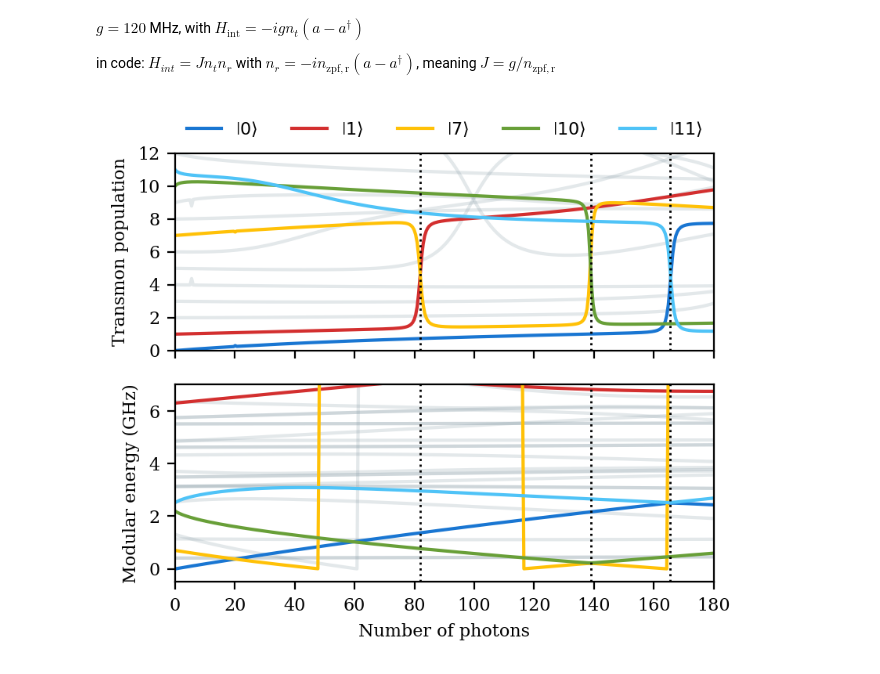
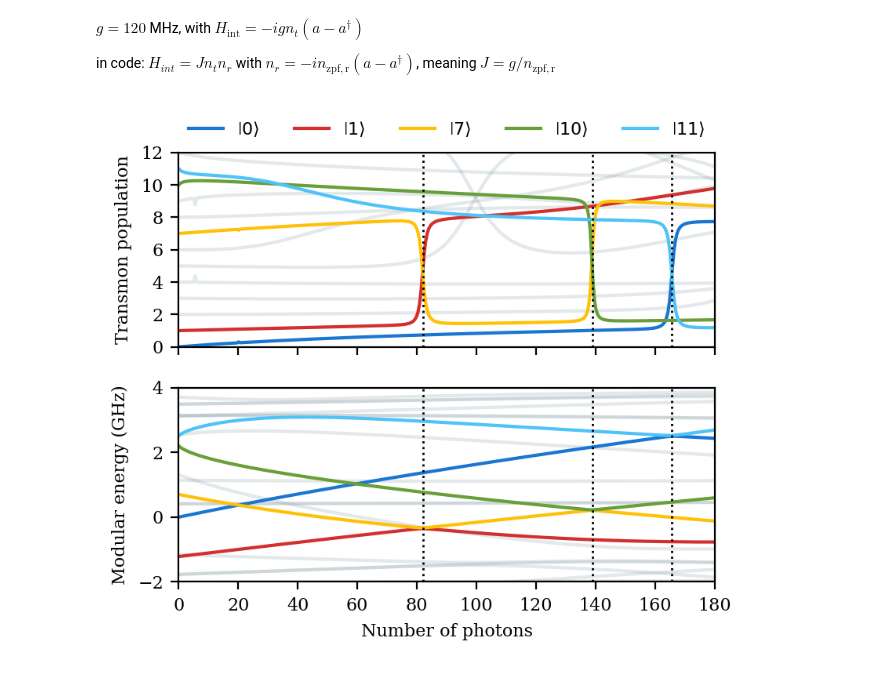
Before and after one commit to TheSQuaD-IQ/blueprint, a Jupyter notebook: tutorial/transmon/run_floquet_branch_analysis.ipynb, the cells around one changed output. Drawn from its saved outputs; the diff is of its cells as text; code cells hidden in the pictures.

```diff
--- a/tutorial/transmon/run_floquet_branch_analysis.ipynb
+++ b/tutorial/transmon/run_floquet_branch_analysis.ipynb
@@ -219,7 +219,8 @@ transmon_populations = jnp.real(
     jnp.einsum("bia, ij, bja -> ba", jnp.conj(branches), number_op, branches)
 )
 
-modular_quasienergies = quasienergies % DRIVE_FREQ
+offset = 0.48 * DRIVE_FREQ
+modular_quasienergies = ((quasienergies + offset) % DRIVE_FREQ) - offset
 # %%
 figsize = get_figsize(height_scale=1.75, width_scale=1.25)
 # Use the recommended figure size for two-column figures
@@ -261,33 +262,33 @@ with plt.rc_context(rc=rc_params):
         color = colors[state_ind]
         label = f"$\\left\\vert {{{state}}} \\right\\rangle$"
 
         population_ax.plot(
             photons, transmon_populations[:, state], color=color, label=label
         )
         energy_ax.plot(
             photons, modular_quasienergies[:, state] / GHZ, color=color, label=label
         )
 
     for res_population in resonance_populations:
         population_ax.axvline(res_population, color="black", linestyle=":", linewidth=1)
         energy_ax.axvline(res_population, color="black", linestyle=":", linewidth=1)
 
     population_ax.legend(
         ncols=5, frameon=False, loc="upper center", bbox_to_anchor=(0.5, 1.25)
     )
 
     population_ax.set_ylim(0, 12)
     population_ax.set_yticks([0, 2, 4, 6, 8, 10, 12])
     population_ax.set_ylabel(r"Transmon population")
 
-    energy_ax.set_ylim(-0.5, 7.0)
-    energy_ax.set_yticks([0, 2, 4, 6])
+    energy_ax.set_ylim(-2.0, 4.0)
+    energy_ax.set_yticks([-2, 0, 2, 4])
     energy_ax.set_ylabel(r"Modular energy (GHz)")
 
     energy_ax.set_xlim(0, 180)
     energy_ax.set_xticks([0, 20, 40, 60, 80, 100, 120, 140, 160, 180])
     energy_ax.set_xlabel(r"Number of photons")
 
 plt.show()
 # %% [output]
-[figure, old version]
+[figure, new version]
```
Also changed, not shown: 1 other file.
